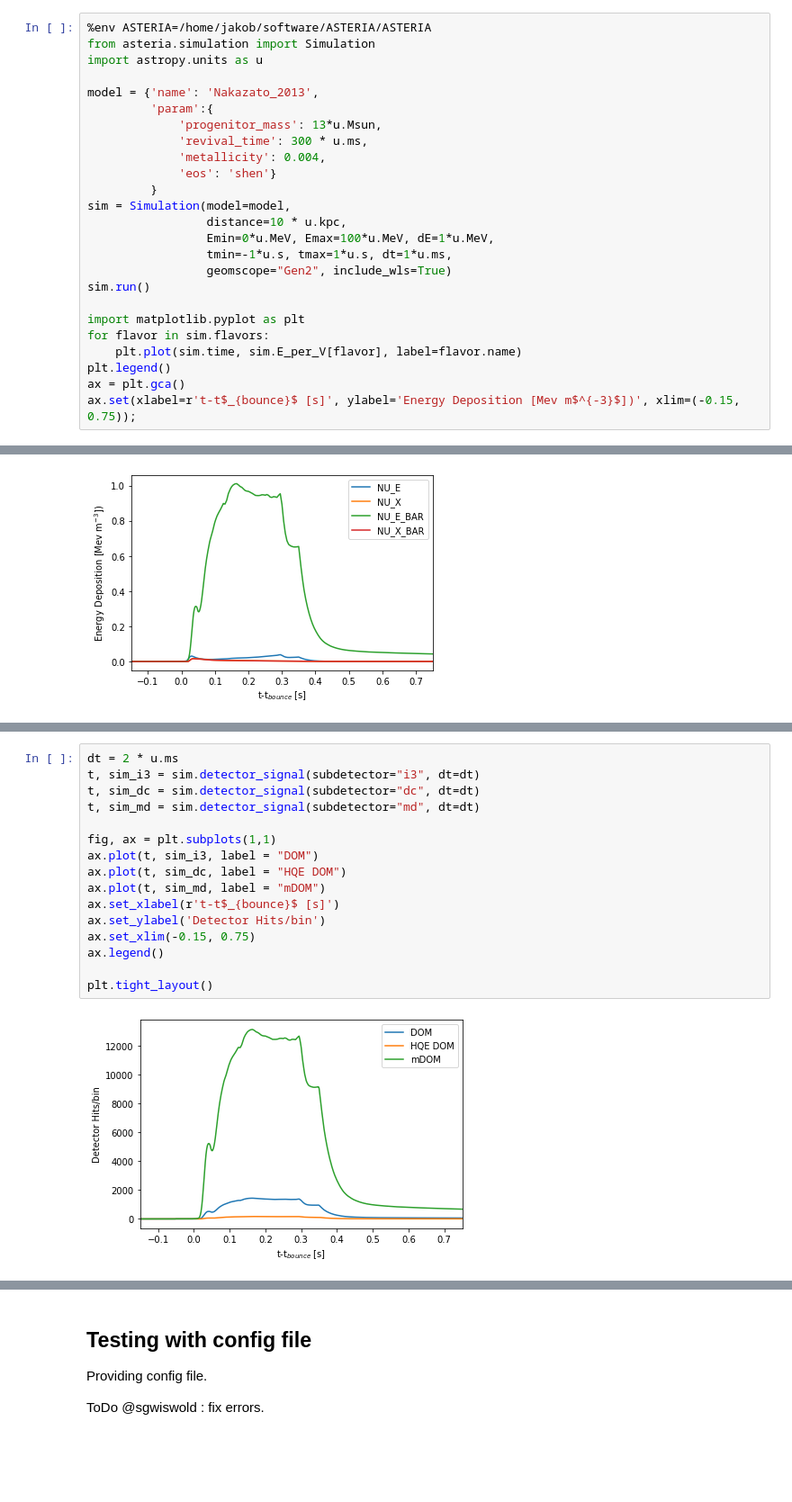
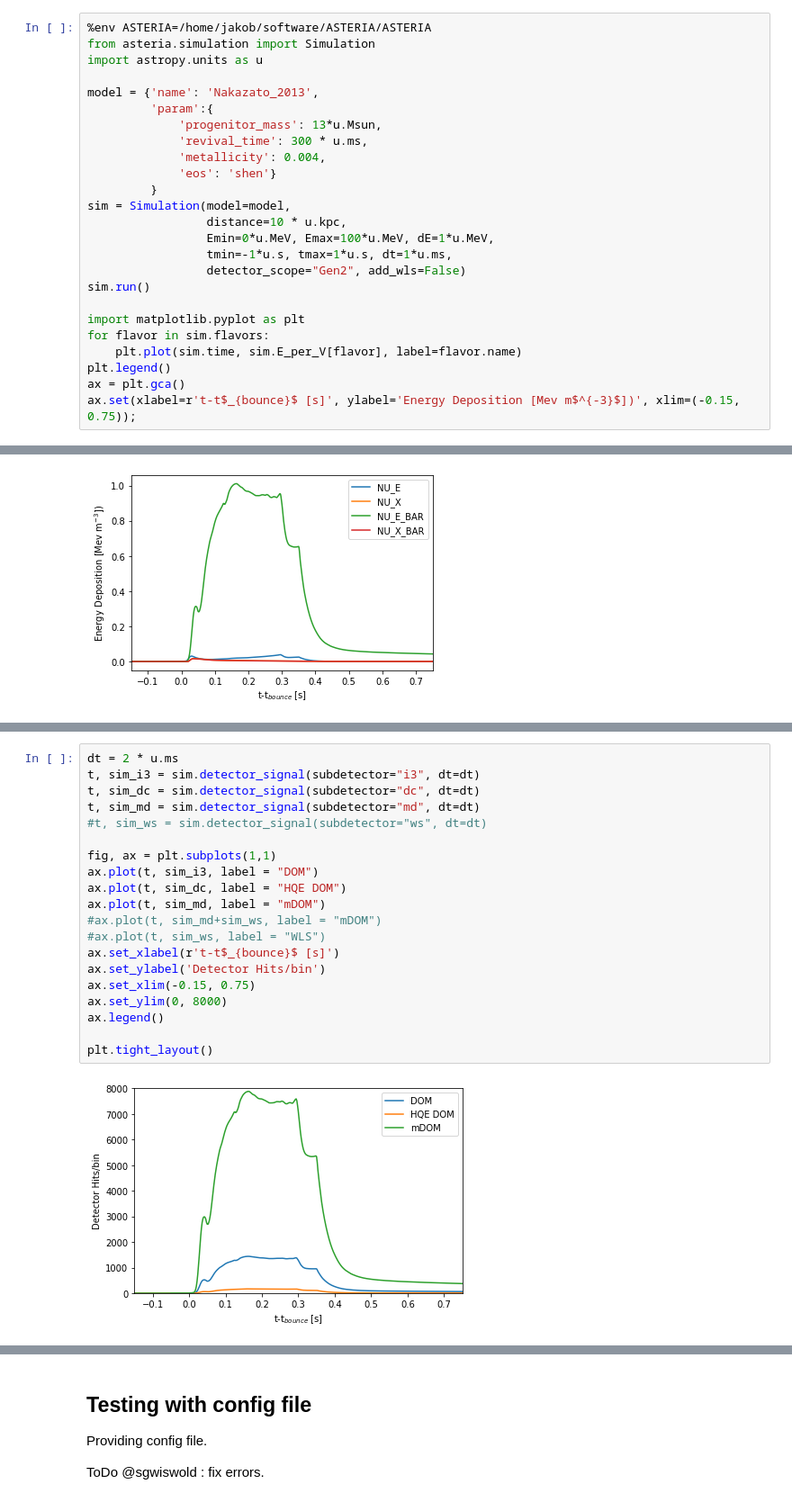
Before and after one commit to icecube/ASTERIA, a Jupyter notebook: scratch/sim_tester_Gen2.ipynb, the cells around one changed output, grey strips where cells are left out. Shown: that part at 90% size. Cells and saved outputs as stored; diff of their text form; blank space fills up the shorter version.

Commit message:
adapted script according to changes in simulation.py and detector.py

```diff
--- a/scratch/sim_tester_Gen2.ipynb
+++ b/scratch/sim_tester_Gen2.ipynb
@@ -22,7 +24,7 @@ sim = Simulation(model=model,
                  distance=10 * u.kpc,
                  Emin=0*u.MeV, Emax=100*u.MeV, dE=1*u.MeV,
                  tmin=-1*u.s, tmax=1*u.s, dt=1*u.ms,
-                 geomscope="Gen2", include_wls=True)
+                 detector_scope="Gen2", add_wls=False)
 sim.run()
 
 import matplotlib.pyplot as plt
@@ -39,18 +41,22 @@ We first set a time resolution `dt`. Using the `sim.detector_signal()` function
 # %%
 dt = 2 * u.ms
 t, sim_i3 = sim.detector_signal(subdetector="i3", dt=dt)
 t, sim_dc = sim.detector_signal(subdetector="dc", dt=dt)
 t, sim_md = sim.detector_signal(subdetector="md", dt=dt)
+#t, sim_ws = sim.detector_signal(subdetector="ws", dt=dt)
 
 fig, ax = plt.subplots(1,1)
 ax.plot(t, sim_i3, label = "DOM")
 ax.plot(t, sim_dc, label = "HQE DOM")
 ax.plot(t, sim_md, label = "mDOM")
+#ax.plot(t, sim_md+sim_ws, label = "mDOM")
+#ax.plot(t, sim_ws, label = "WLS")
 ax.set_xlabel(r't-t$_{bounce}$ [s]')
 ax.set_ylabel('Detector Hits/bin')
 ax.set_xlim(-0.15, 0.75)
+ax.set_ylim(0, 8000)
 ax.legend()
 
 plt.tight_layout()
 # %% [output]
-[figure, old version]
+[figure, new version]
```
Also changed, not shown: parts of 4 cells of this notebook.
